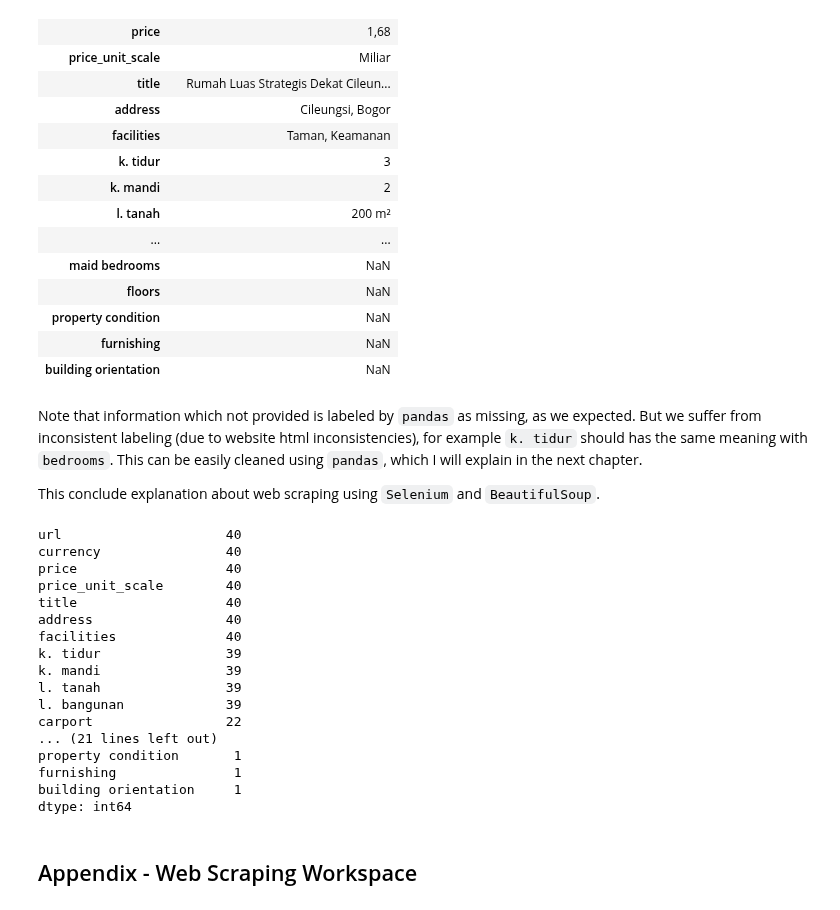
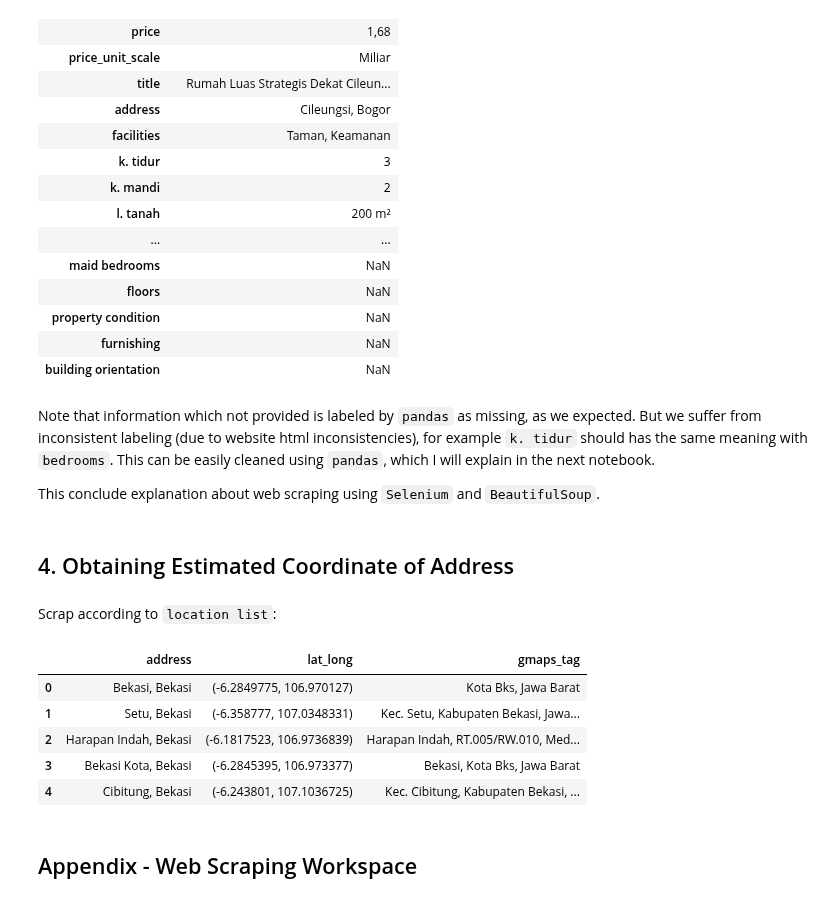
Before and after one commit to nbarizki/jabodetabekhousepricing, a Jupyter notebook: 0 - Web Scraping.ipynb, the cells around one changed output. Cells and saved outputs as stored; diff of their text form; code cells hidden in the pictures.

```diff
--- a/0 - Web Scraping.ipynb
+++ b/0 - Web Scraping.ipynb
@@ -498,28 +500,8 @@ house_bogor_df.sample(1).T
 | furnishing | NaN |
 | building orientation | NaN |
 # %% [markdown]
-Note that information which not provided is labeled by `pandas` as missing, as we expected. But we suffer from inconsistent labeling (due to website html inconsistencies), for example `k. tidur` should has the same meaning with `bedrooms`. This can be easily cleaned using `pandas`, which I will explain in the next chapter.
+Note that information which not provided is labeled by `pandas` as missing, as we expected. But we suffer from inconsistent labeling (due to website html inconsistencies), for example `k. tidur` should has the same meaning with `bedrooms`. This can be easily cleaned using `pandas`, which I will explain in the next notebook.
 
 This conclude explanation about web scraping using `Selenium` and `BeautifulSoup`.
-# %%
-house_bogor_df.to_csv('Scraped_Data/bogor_1_to_2.csv')
-
-house_bogor_df.count()
-# %% [output]
-url                     40
-currency                40
-price                   40
-price_unit_scale        40
-title                   40
-address                 40
-facilities              40
-k. tidur                39
-k. mandi                39
-l. tanah                39
-l. bangunan             39
-carport                 22
-... (21 lines left out)
-property condition       1
-furnishing               1
-building orientation     1
-dtype: int64
+# %% [markdown]
+## 4. Obtaining Estimated Coordinate of Address
@@ -526,3 +603,18 @@ dtype: int64
+# %% [markdown]
+Scrap according to `location list`:
+# %%
+with open('Scraped_Data/Location.txt') as f:
+    location_string = f.read()
+locations_list = ast.literal_eval(location_string)
+coordinates = CoordinateScraper().scrap_coordinates(locations_list, 0)
+pd.DataFrame(coordinates).head()
+# %% [output]
+|  | address | lat_long | gmaps_tag |
+| 0 | Bekasi, Bekasi | (-6.2849775, 106.970127) | Kota Bks, Jawa Barat |
+| 1 | Setu, Bekasi | (-6.358777, 107.0348331) | Kec. Setu, Kabupaten Bekasi, Jawa... |
+| 2 | Harapan Indah, Bekasi | (-6.1817523, 106.9736839) | Harapan Indah, RT.005/RW.010, Med... |
+| 3 | Bekasi Kota, Bekasi | (-6.2845395, 106.973377) | Bekasi, Kota Bks, Jawa Barat |
+| 4 | Cibitung, Bekasi | (-6.243801, 107.1036725) | Kec. Cibitung, Kabupaten Bekasi, ... |
 # %% [markdown]
 ## Appendix - Web Scraping Workspace
 # %% [markdown]
```
Also changed, not shown: parts of 18 cells of this notebook, 45 other files.
